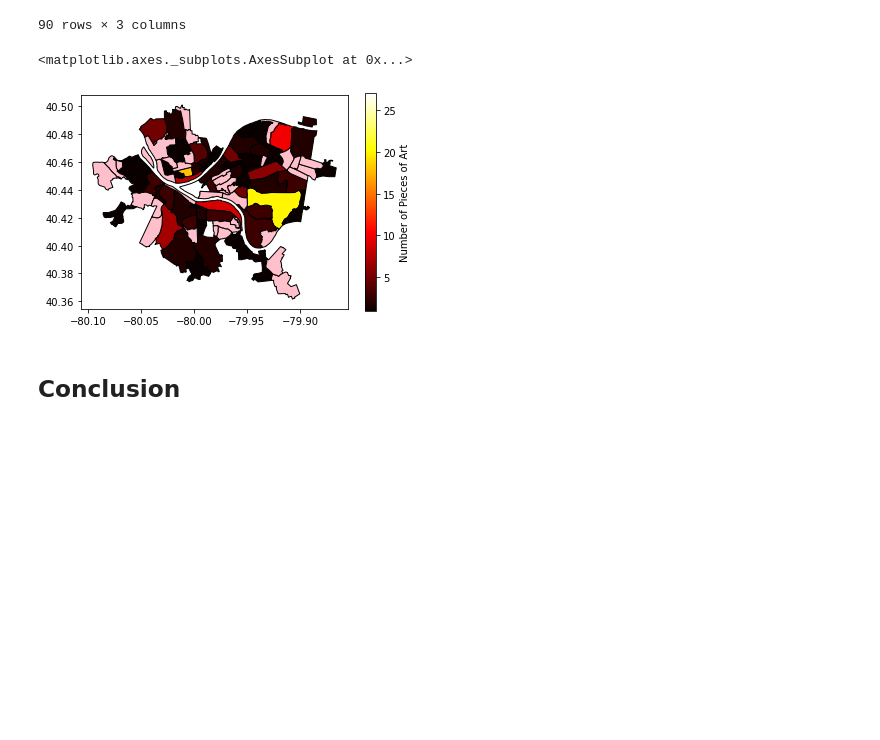
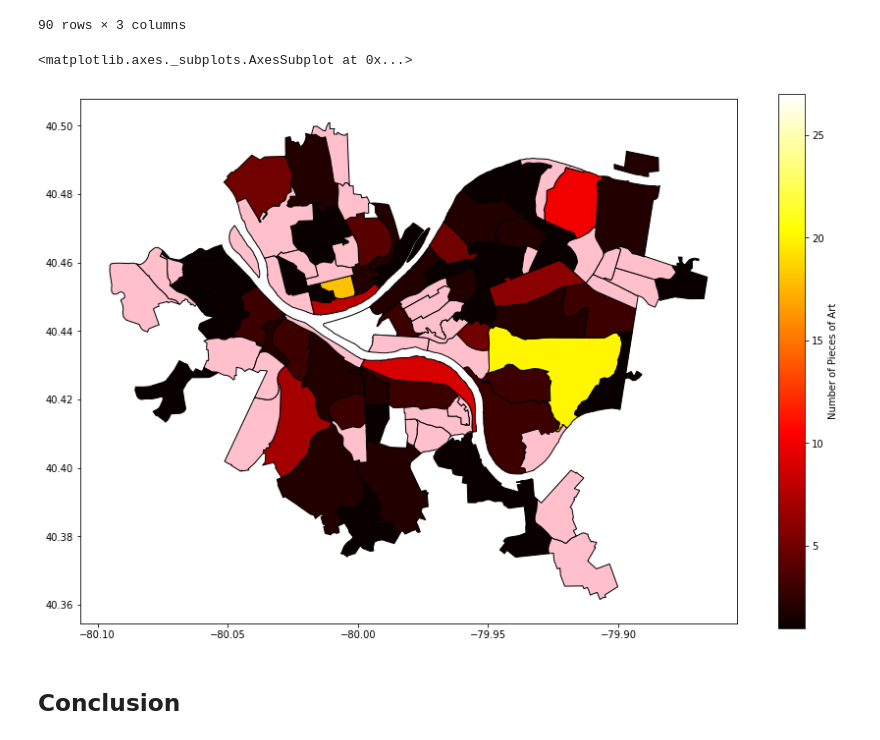
Before and after one commit to kaitlynnaehr/Final-Project-CMPINF0010, a Jupyter notebook: final_notebook.ipynb, the cells around one changed output. Saved outputs shown, nothing was run; the diff lists cells and outputs as text; code cells hidden in the pictures; blank space fills up the shorter version.

```diff
--- a/final_notebook.ipynb
+++ b/final_notebook.ipynb
@@ -211,7 +211,7 @@ art_df_limited.plot.bar(x="neighborhood", y = "number of pieces of art", title =
 [figure]
 # %%
 #loaded in shape file
-neighborhoods = geopandas.read_file("Neighborhoods/Neighborhoods_.shp")
+neighborhoods = gd.read_file("Neighborhoods/Neighborhoods_.shp")
 neighborhoods.plot()
 # %% [output]
 <matplotlib.axes._subplots.AxesSubplot at 0x...>
@@ -239,14 +239,15 @@ art_map[['hood','number of pieces of art','geometry']]
 # %%
 #plots the map of the data
 art_map.plot(column='number of pieces of art',
              cmap = 'hot',
             edgecolor="black",
             legend=True,
             legend_kwds={'label':"Number of Pieces of Art"},
-            missing_kwds={"color":"pink"})
+            missing_kwds={"color":"pink"},
+            figsize=(15,10))
 # %% [output]
 <matplotlib.axes._subplots.AxesSubplot at 0x...>
-[figure, old version]
+[figure, new version]
 # %% [markdown]
 ## Conclusion
 # %% [markdown]
```
Also changed, not shown: parts of 3 cells of this notebook.
